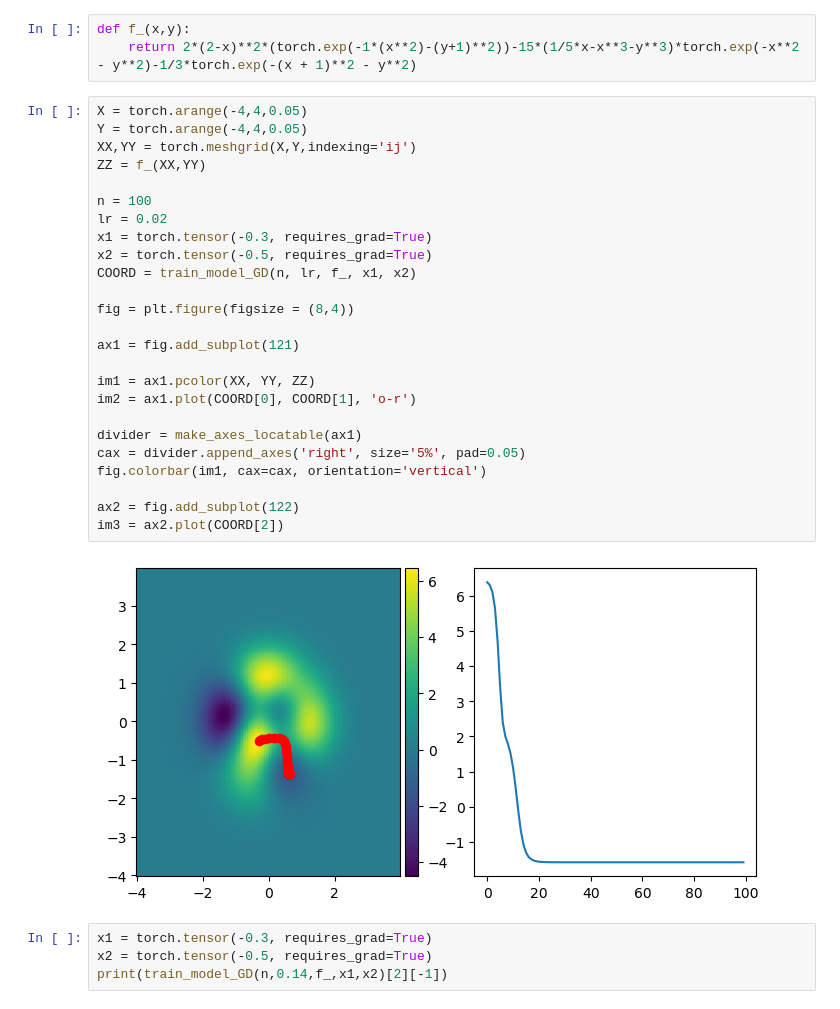
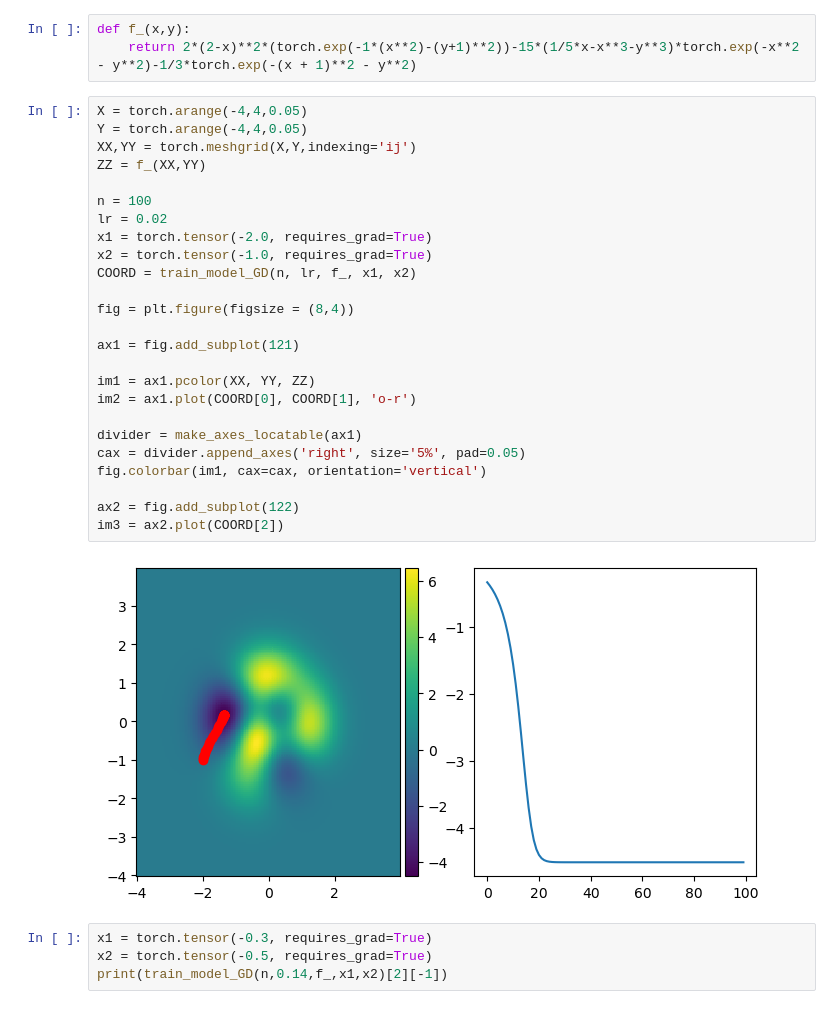
Before and after one commit to LinusLach/Blog, a Jupyter notebook: posts/post-with-code/Pytorch/Post_02.ipynb, the cells around one changed output. Saved outputs shown, nothing was run; the diff lists cells and outputs as text.

```diff
--- a/posts/post-with-code/Pytorch/Post_02.ipynb
+++ b/posts/post-with-code/Pytorch/Post_02.ipynb
@@ -173,30 +194,30 @@ def f_(x,y):
 # %%
 X = torch.arange(-4,4,0.05)
 Y = torch.arange(-4,4,0.05)
 XX,YY = torch.meshgrid(X,Y,indexing='ij')
 ZZ = f_(XX,YY)
 
 n = 100
 lr = 0.02
-x1 = torch.tensor(-0.3, requires_grad=True)
-x2 = torch.tensor(-0.5, requires_grad=True)
+x1 = torch.tensor(-2.0, requires_grad=True)
+x2 = torch.tensor(-1.0, requires_grad=True)
 COORD = train_model_GD(n, lr, f_, x1, x2)
 
 fig = plt.figure(figsize = (8,4))
 
 ax1 = fig.add_subplot(121)
 
 im1 = ax1.pcolor(XX, YY, ZZ)
 im2 = ax1.plot(COORD[0], COORD[1], 'o-r')
 
 divider = make_axes_locatable(ax1)
 cax = divider.append_axes('right', size='5%', pad=0.05)
 fig.colorbar(im1, cax=cax, orientation='vertical')
 
 ax2 = fig.add_subplot(122)
 im3 = ax2.plot(COORD[2])
 # %% [output]
-[figure, old version]
+[figure, new version]
 # %%
 x1 = torch.tensor(-0.3, requires_grad=True)
 x2 = torch.tensor(-0.5, requires_grad=True)
```
Also changed, not shown: parts of 12 cells of this notebook.
